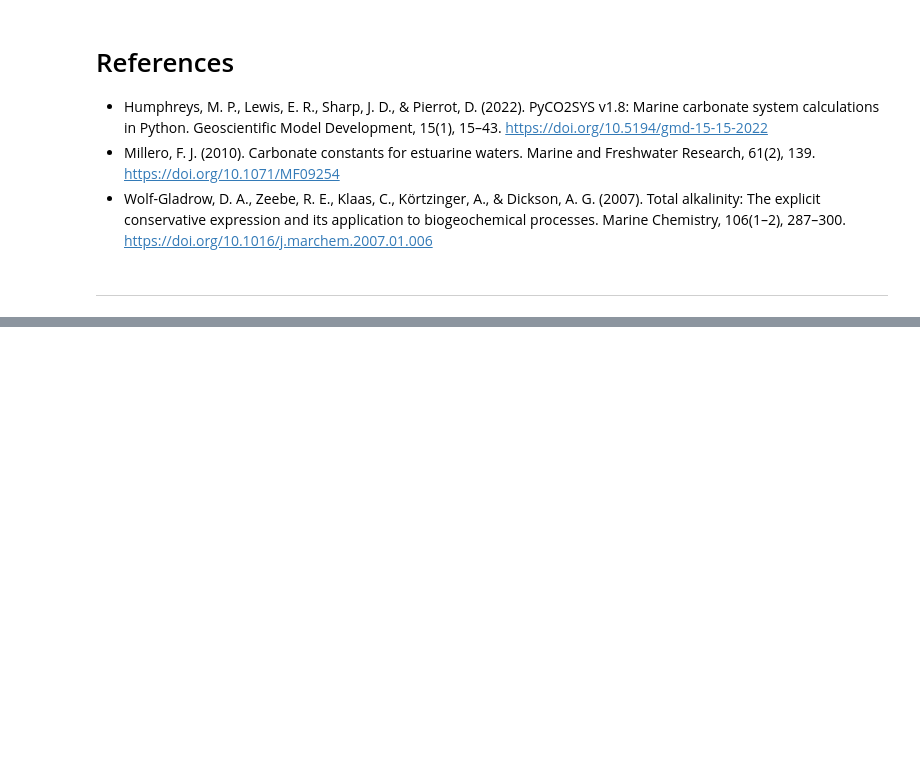
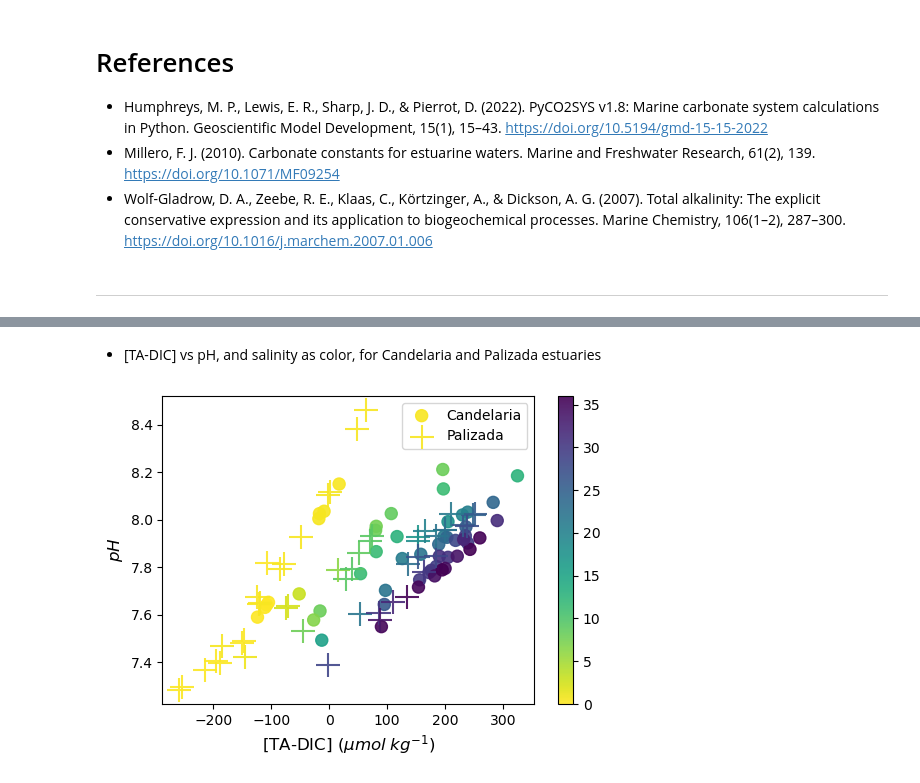
Before and after one commit to gilbertoCM/terminos_lagoon_carbonate, a Jupyter notebook: scrips/MartinezTrejo_etal_2023_pyco2sys.ipynb, the cells around one changed output, grey strips where cells are left out. Cells and saved outputs as stored; diff of their text form; code cells hidden in the pictures; blank space fills up the shorter version.

```diff
--- a/scrips/MartinezTrejo_etal_2023_pyco2sys.ipynb
+++ b/scrips/MartinezTrejo_etal_2023_pyco2sys.ipynb
@@ -46,8 +45,11 @@ def read_csv(file):
 terminos_ta_dic_data_path = "../data/MartinezTrejo_etal_2023_TA_DIC_RawData.csv"
 
 # Read in data
-terminos_ta_dic_data = read_csv(terminos_ta_dic_data_path)
+terminos_ta_dic_raw = read_csv(terminos_ta_dic_data_path)
 
-# Copy data to new dataframe
-terminos_ta_dic = terminos_ta_dic_data.copy()
+# Copy raw data to new dataframe
+terminos_ta_dic = terminos_ta_dic_raw.copy()
+
+# Delete the raw DataFrame
+del terminos_ta_dic_raw
 # %% [markdown]
@@ -60,14 +62,12 @@ terminos_ta_dic["DIC/TA"]= terminos_ta_dic["DIC_micromol_kg"]/terminos_ta_dic["T
 terminos_ta_dic["TA-DIC"] = terminos_ta_dic["TA_micromol_kg"] -  terminos_ta_dic["DIC_micromol_kg"]
 
 # Convert DO from mg/L to micromol/kg
-
 terminos_ta_dic["DO_micromol_kg"] = convert_oxygen_concentration(terminos_ta_dic["DO_mg_L"],
-                                                                 terminos_ta_dic["Sal_psu"], terminos_ta_dic["Temp_C"], pressure=0)
-
+                                                                terminos_ta_dic["Sal_psu"], terminos_ta_dic["Temp_C"], pressure=0)
 # Calculate Apparent Oxygen Utilization (AOU)
-
 terminos_ta_dic["oxygen_utilization_micromol_kg"] = calculate_aou(terminos_ta_dic["Sal_psu"], terminos_ta_dic["Temp_C"],
-                                                                  0.0, terminos_ta_dic["DO_micromol_kg"], terminos_ta_dic["latitude"] , terminos_ta_dic["latitude"] )
+                                                                  0.0, terminos_ta_dic["DO_micromol_kg"], terminos_ta_dic["latitude"],
+                                                                  terminos_ta_dic["latitude"] )
 # %% [markdown]
 ## PyCO2SYS configuration from estuarine waters (Humphreys et al. 2022)
 # %%
@@ -626,0 +484,40 @@ plt.show()
+# %% [markdown]
+- [TA-DIC] vs pH, and salinity as color, for Candelaria and Palizada estuaries
+# %%
+# Create the scatter plot
+
+# getting the original colormap using cm.get_cmap() function
+orig_map = plt.colormaps.get_cmap('viridis')
+
+# reversing the original colormap using reversed() function
+reversed_map = orig_map.reversed()
+
+scatter = plt.scatter(
+    x=CandelariaResult["TA-DIC"], y=CandelariaResult["pH"], c=CandelariaResult["Sal_psu"], cmap=reversed_map,
+    marker='.', s= 300, label='Candelaria', alpha=0.9)
+
+
+scatter = plt.scatter(
+    x=PalizadaResult["TA-DIC"], y=PalizadaResult["pH"], c=PalizadaResult["Sal_psu"], cmap=reversed_map,
+    marker='+', s= 300, label='Palizada', alpha=0.9)
+
+
+# Add a color bar
+plt.colorbar(scatter)
+
+
+# Add labels and title
+plt.xlabel('[TA-DIC] ($\mu mol  \; kg^{-1}$)', fontsize = 12)
+plt.ylabel("$pH$" , fontsize = 12)
+plt.legend(loc='upper right')
+
+# set the figure size
+plt.gcf().set_size_inches(6, 4)
+
+# save the plot as a PDF file
+plt.savefig('../output_files/sal_TA_DIC_pH.pdf', dpi=300, bbox_inches='tight')
+
+# display the plot
+plt.show()
+# %% [output]
+[figure, added]
```
Also changed, not shown: parts of 26 cells of this notebook.
